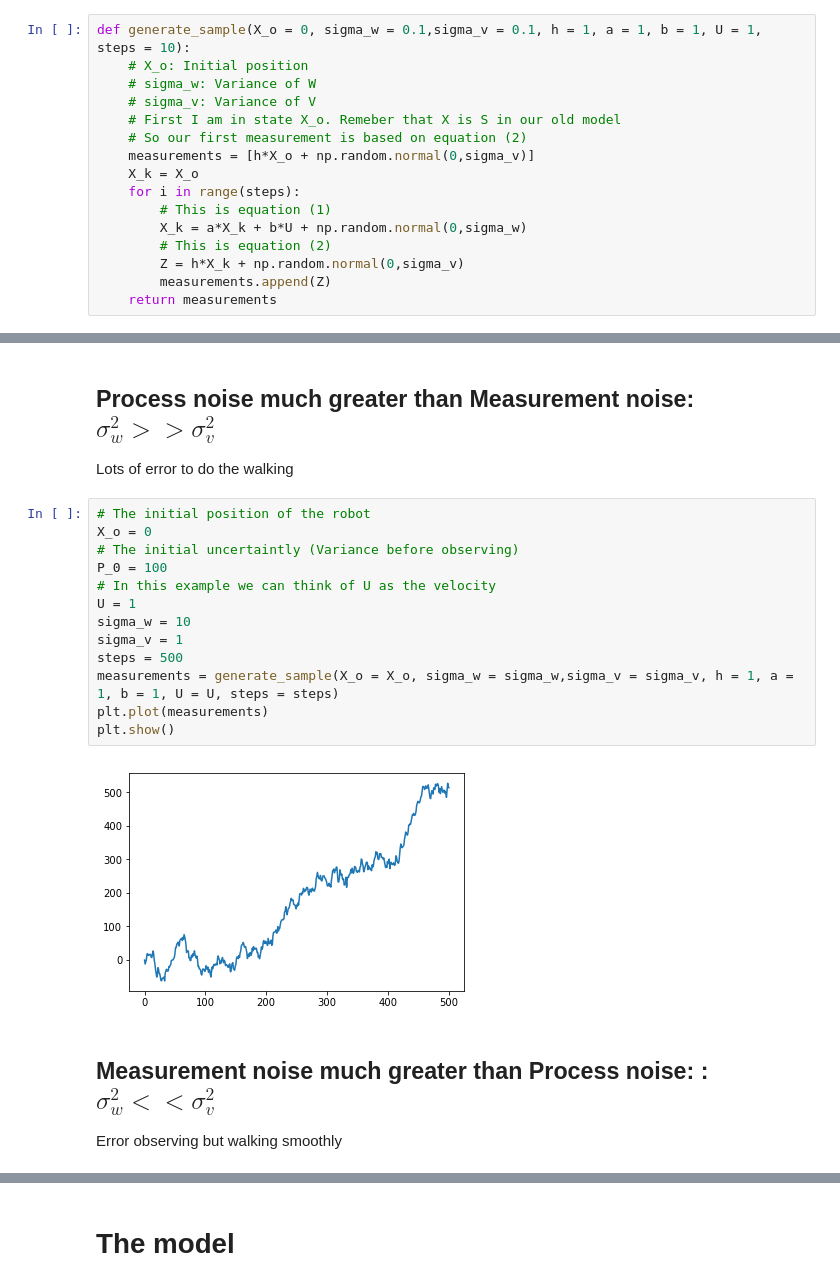
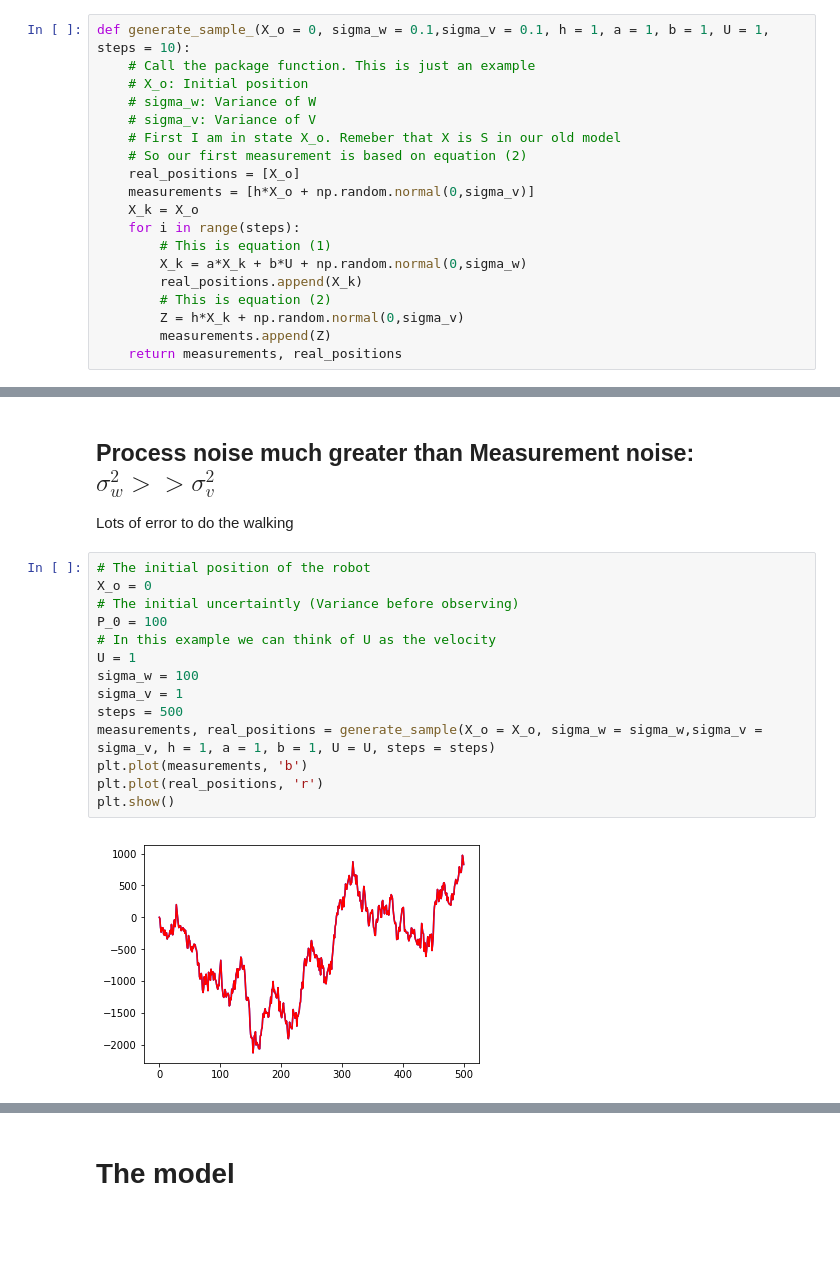
Before and after one commit to jganzabal/Kalman-as-Recursive-Bayesian-Estimation, a Jupyter notebook: 3_One dimensional Kalman filter.ipynb, the cells around one changed output, grey strips where cells are left out. Drawn from its saved outputs; the diff is of its cells as text; blank space fills up the shorter version.

```diff
--- a/3_One dimensional Kalman filter.ipynb
+++ b/3_One dimensional Kalman filter.ipynb
@@ -60,20 +64,23 @@ $(2) \quad Z_n = hX_n + V_n \quad \quad \quad$
 # %% [markdown]
 # Generative model
 # %%
-def generate_sample(X_o = 0, sigma_w = 0.1,sigma_v = 0.1, h = 1, a = 1, b = 1, U = 1, steps = 10):
+def generate_sample_(X_o = 0, sigma_w = 0.1,sigma_v = 0.1, h = 1, a = 1, b = 1, U = 1, steps = 10):
+    # Call the package function. This is just an example
     # X_o: Initial position
     # sigma_w: Variance of W
     # sigma_v: Variance of V
     # First I am in state X_o. Remeber that X is S in our old model
     # So our first measurement is based on equation (2)
+    real_positions = [X_o]
     measurements = [h*X_o + np.random.normal(0,sigma_v)]
     X_k = X_o
     for i in range(steps):
         # This is equation (1)
         X_k = a*X_k + b*U + np.random.normal(0,sigma_w)
+        real_positions.append(X_k)
         # This is equation (2)
         Z = h*X_k + np.random.normal(0,sigma_v)
         measurements.append(Z)
-    return measurements
+    return measurements, real_positions
 # %% [markdown]
 Lets plot how some processes look
@@ -83,18 +102,16 @@ Lots of error to do the walking
 # %%
 # The initial position of the robot
 X_o = 0
 # The initial uncertaintly (Variance before observing)
 P_0 = 100
 # In this example we can think of U as the velocity
 U = 1
-sigma_w = 10
+sigma_w = 100
 sigma_v = 1
 steps = 500
-measurements = generate_sample(X_o = X_o, sigma_w = sigma_w,sigma_v = sigma_v, h = 1, a = 1, b = 1, U = U, steps = steps)
-plt.plot(measurements)
+measurements, real_positions = generate_sample(X_o = X_o, sigma_w = sigma_w,sigma_v = sigma_v, h = 1, a = 1, b = 1, U = U, steps = steps)
+plt.plot(measurements, 'b')
+plt.plot(real_positions, 'r')
 plt.show()
 # %% [output]
-[figure, old version]
+[figure, new version]
-# %% [markdown]
-## Measurement noise much greater than Process noise: : $\sigma_w^2 << \sigma_v^2$
-Error observing but walking smoothly
```
Also changed, not shown: parts of 16 cells of this notebook, 3 other files.
